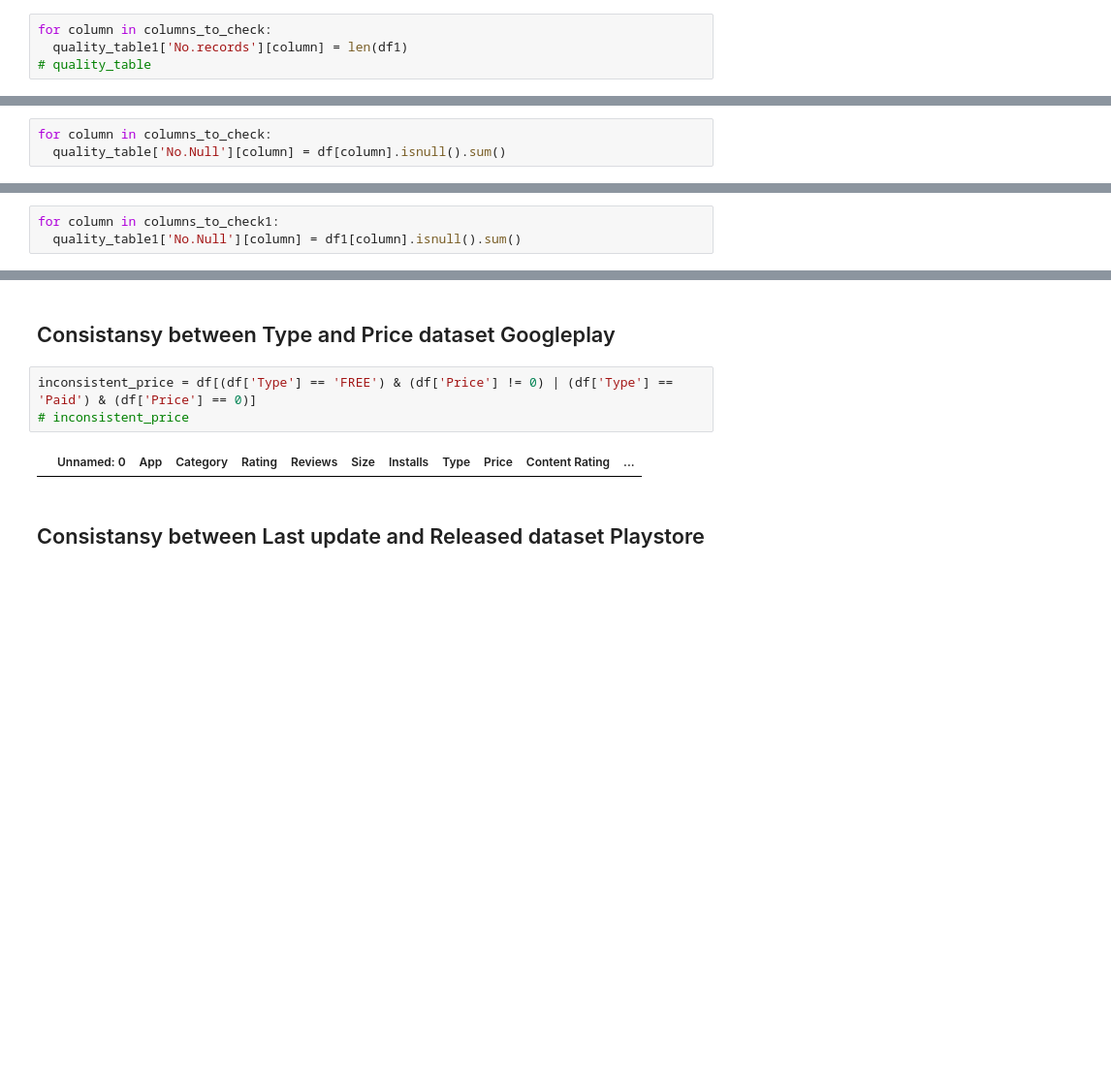
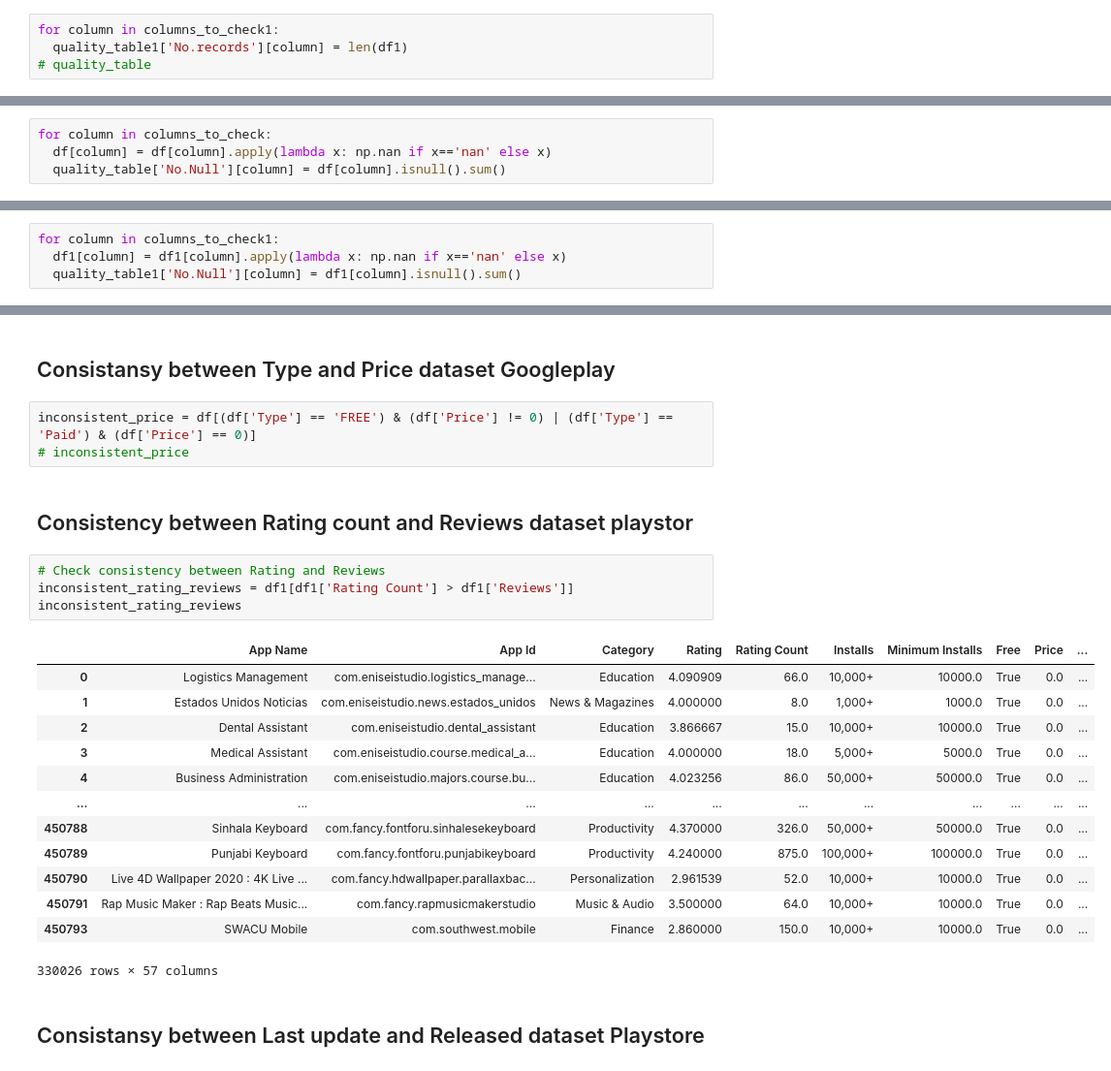
Before and after one commit to Soroush-Pasandideh/DataMining, a Jupyter notebook: DataMining.ipynb, the cells around one changed output, grey strips where cells are left out. Shown at 97% size. Saved outputs shown, nothing was run; the diff lists cells and outputs as text; blank space fills up the shorter version.

Commit message:
Last update for phase2
add new consistancy between Install and Minimum Installs and Rating count and Review and fix No.Null for tow datasets

```diff
--- a/DataMining.ipynb
+++ b/DataMining.ipynb
@@ -219,7 +223,7 @@ See the caveats in the documentation: https://pandas.pydata.org/pandas-docs/stab
 # %% [markdown]
 ## Nunmber of record dataset playstore
 # %%
-for column in columns_to_check:
+for column in columns_to_check1:
   quality_table1['No.records'][column] = len(df1)
 # quality_table
 # %% [output]
@@ -405,6 +404,7 @@ testdf.to_csv('invalid_value_Playstore\Version.csv')
 ## Number of Nulls dataset Googleplay
 # %%
 for column in columns_to_check:
+  df[column] = df[column].apply(lambda x: np.nan if x=='nan' else x)
   quality_table['No.Null'][column] = df[column].isnull().sum()
 # %% [output]
 You are setting values through chained assignment. Currently this works in certain cases, but when using Copy-on-Write (which will become the default behaviour in pandas 3.0) this will never work to u ...
@@ -421,6 +421,7 @@ See the caveats in the documentation: https://pandas.pydata.org/pandas-docs/stab
 ## Number of Nulls dataset Playstore
 # %%
 for column in columns_to_check1:
+  df1[column] = df1[column].apply(lambda x: np.nan if x=='nan' else x)
   quality_table1['No.Null'][column] = df1[column].isnull().sum()
 # %% [output]
 You are setting values through chained assignment. Currently this works in certain cases, but when using Copy-on-Write (which will become the default behaviour in pandas 3.0) this will never work to u ...
@@ -729,8 +709,26 @@ inconsistent_android_version
 # %%
 inconsistent_price = df[(df['Type'] == 'FREE') & (df['Price'] != 0) | (df['Type'] == 'Paid') & (df['Price'] == 0)]
 # inconsistent_price
-# %% [output]
-|  | Unnamed: 0 | App | Category | Rating | Reviews | Size | Installs | Type | Price | Content Rating | ... |
+# %% [markdown]
+## Consistency between Rating count and Reviews dataset playstor
+# %%
+# Check consistency between Rating and Reviews
+inconsistent_rating_reviews = df1[df1['Rating Count'] > df1['Reviews']]
+inconsistent_rating_reviews
+# %% [output]
+|  | App Name | App Id | Category | Rating | Rating Count | Installs | Minimum Installs | Free | Price | ... |
+| 0 | Logistics Management | com.eniseistudio.logistics_manage... | Education | 4.090909 | 66.0 | 10,000+ | 10000.0 | True | 0.0 | ... |
+| 1 | Estados Unidos Noticias | com.eniseistudio.news.estados_unidos | News & Magazines | 4.000000 | 8.0 | 1,000+ | 1000.0 | True | 0.0 | ... |
+| 2 | Dental Assistant | com.eniseistudio.dental_assistant | Education | 3.866667 | 15.0 | 10,000+ | 10000.0 | True | 0.0 | ... |
+| 3 | Medical Assistant | com.eniseistudio.course.medical_a... | Education | 4.000000 | 18.0 | 5,000+ | 5000.0 | True | 0.0 | ... |
+| 4 | Business Administration | com.eniseistudio.majors.course.bu... | Education | 4.023256 | 86.0 | 50,000+ | 50000.0 | True | 0.0 | ... |
+| ... | ... | ... | ... | ... | ... | ... | ... | ... | ... | ... |
+| 450788 | Sinhala Keyboard | com.fancy.fontforu.sinhalesekeyboard | Productivity | 4.370000 | 326.0 | 50,000+ | 50000.0 | True | 0.0 | ... |
+| 450789 | Punjabi Keyboard | com.fancy.fontforu.punjabikeyboard | Productivity | 4.240000 | 875.0 | 100,000+ | 100000.0 | True | 0.0 | ... |
+| 450790 | Live 4D Wallpaper 2020 : 4K Live ... | com.fancy.hdwallpaper.parallaxbac... | Personalization | 2.961539 | 52.0 | 10,000+ | 10000.0 | True | 0.0 | ... |
+| 450791 | Rap Music Maker : Rap Beats Music... | com.fancy.rapmusicmakerstudio | Music & Audio | 3.500000 | 64.0 | 10,000+ | 10000.0 | True | 0.0 | ... |
+| 450793 | SWACU Mobile | com.southwest.mobile | Finance | 2.860000 | 150.0 | 10,000+ | 10000.0 | True | 0.0 | ... |
+330026 rows × 57 columns
 # %% [markdown]
 ## Consistansy between Last update and Released dataset Playstore
 # %%
```
Also changed, not shown: parts of 17 cells of this notebook.
